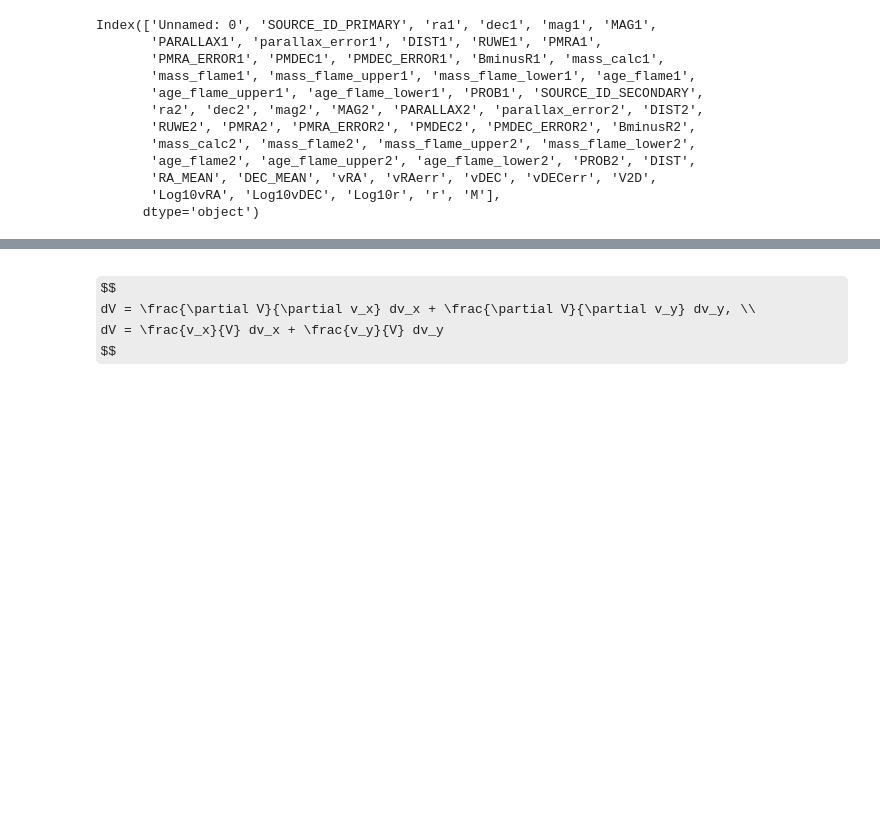
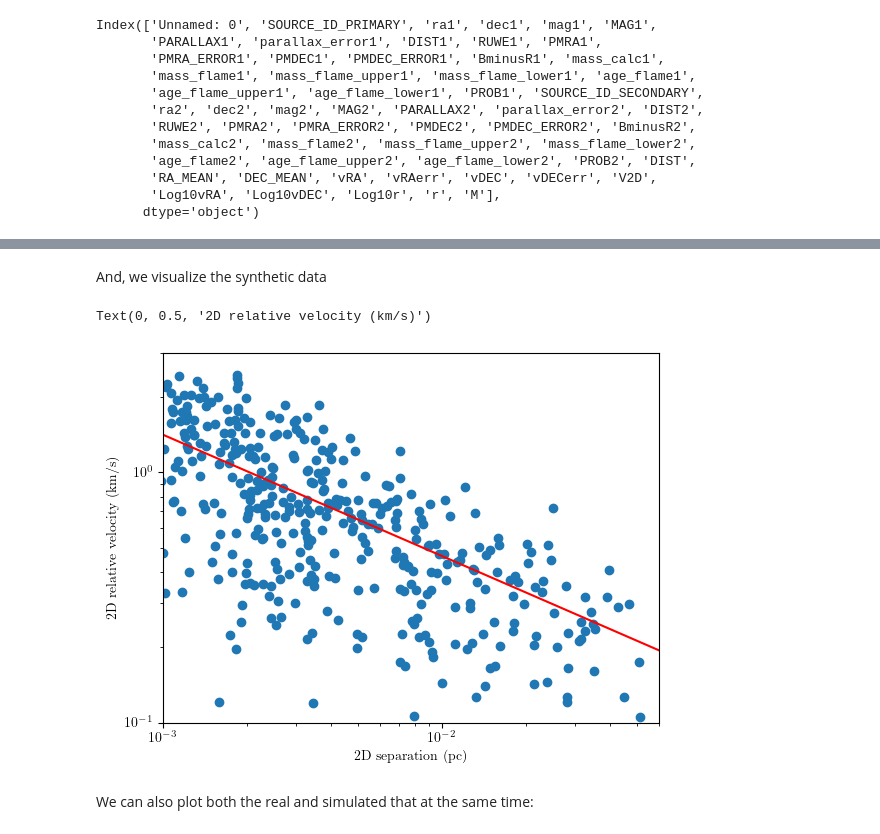
Before and after one commit to aaguayoo/binary-statistics, a Jupyter notebook: python/notebooks/binary_data.ipynb, the cells around one changed output, grey strips where cells are left out. Saved outputs shown, nothing was run; the diff lists cells and outputs as text; code cells hidden in the pictures; some formulas as TeX source; blank space fills up the shorter version.

```diff
--- a/python/notebooks/binary_data.ipynb
+++ b/python/notebooks/binary_data.ipynb
@@ -136,5 +235,36 @@ Text(0, 0.5, '2D relative velocity (km/s)')
+# %%
+term = np.sqrt(G*binary_dataframe["M"]/binary_dataframe["r"])
+binary_dataframe["synV2D"] = term*v_tilde #+ df["d_V2D"]*np.random.uniform(-1,1)
+# %% [markdown]
+And, we visualize the synthetic data
+# %%
+# First, we perform the fit of the power_law function over the data using `r` and `V2D` columns.
+# For this, we use the `curve_fit` SciPy function, that returns the best fitted parameters `params`
+# and the covariance of this fit.
+params, params_covariance = curve_fit(power_law, binary_dataframe["r"], binary_dataframe["synV2D"])
+C, alpha = params
+
+# Then we plot the data with the fitted power law.
+
+## Initialize figure
+fig, ax = plt.subplots()
+
+## Scatter plot of the binaries data.
+ax.scatter(binary_dataframe["r"], binary_dataframe["synV2D"])
+
+## Linear plot of the power law fit.
+x = np.linspace(0.001, 0.06, 1000)
+ax.plot(x, power_law(x, C, alpha), color="red")
+
+## Update figure layout
+plt.xscale("log")
+plt.yscale("log")
+ax.set_xlim(0.001,0.06)
+ax.set_ylim(0.1,3)
+ax.set_xlabel("2D separation (pc)")
+ax.set_ylabel("2D relative velocity (km/s)")
+# %% [output]
+Text(0, 0.5, '2D relative velocity (km/s)')
+[figure, added]
 # %% [markdown]
-$$
-dV = \frac{\partial V}{\partial v_x} dv_x + \frac{\partial V}{\partial v_y} dv_y, \\
-dV = \frac{v_x}{V} dv_x + \frac{v_y}{V} dv_y
-$$
+We can also plot both the real and simulated that at the same time:
```
Also changed, not shown: parts of 37 cells of this notebook.
